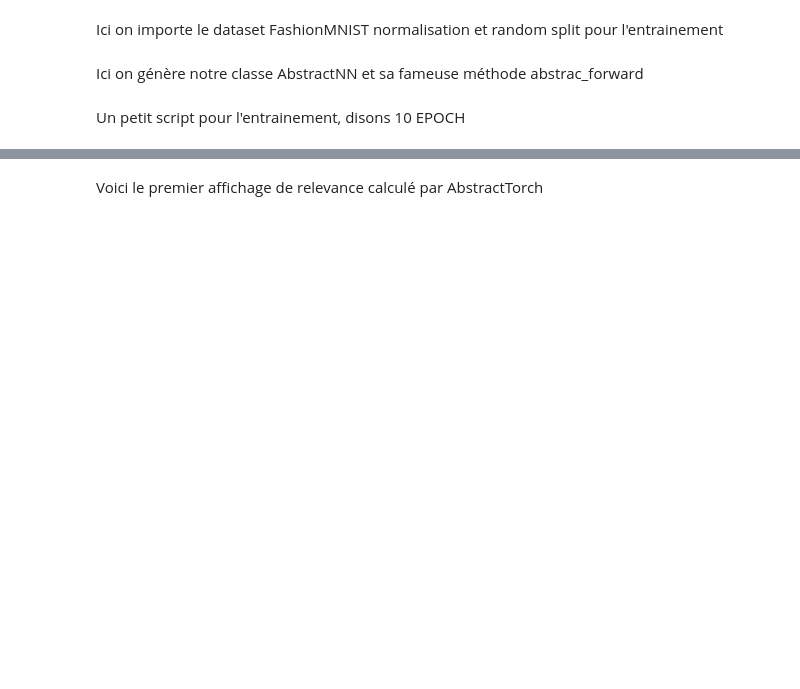
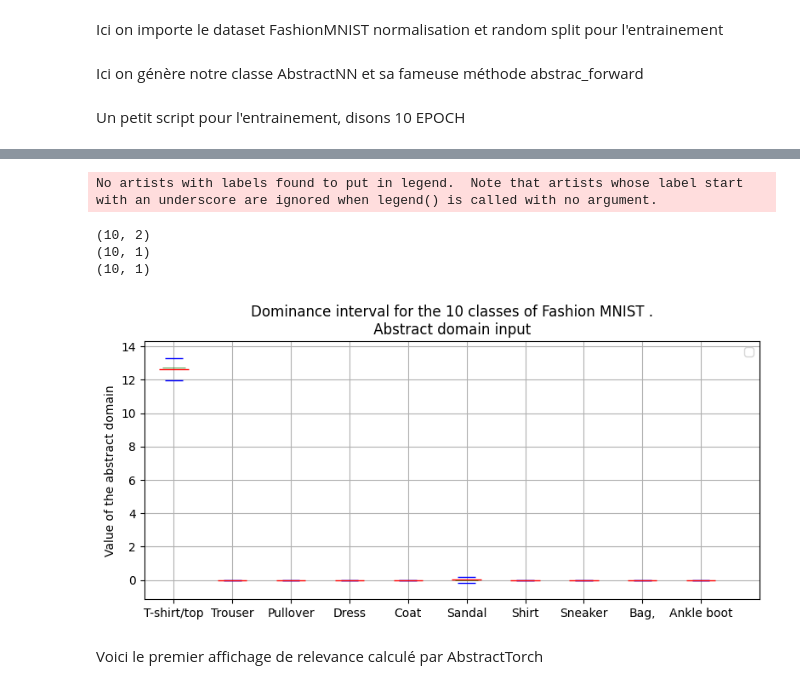
Before and after one commit to guillaume117/AbstractTorch, a Jupyter notebook: notebook/protoV1.ipynb, the cells around one changed output, grey strips where cells are left out. Cells and saved outputs as stored; diff of their text form; code cells hidden in the pictures; blank space fills up the shorter version.

```diff
--- a/notebook/protoV1.ipynb
+++ b/notebook/protoV1.ipynb
@@ -105,6 +108,10 @@ class AbstractNN(nn.Module):
 
     def abstract_forward(self,x,add_symbol=False,device=torch.device("cpu")):
         self.device=device
+        AR.max_symbol = np.inf
+        AM.max_symbol = np.inf
+        AR.recycling = 1
+        AM.recycling =1
 
         x_true = x
         x_true = x_true[0].unsqueeze(0)
@@ -253,34 +328,40 @@ center_Ztp  =  np.expand_dims(np.array(result[0]),axis =1)
 y_true      =  np.expand_dims(np.array(x_true[:])[0],axis =1)
 y_max_minus_y_min =  np.array(x_max-x_min)
 Trash_symbol=  np.array(result[-1])
 
 
 import matplotlib.pyplot as plt
 import numpy as np
 
 
 
 
 x = np.arange(len(y_min))
 D =np.stack((y_min,y_max),axis=1)
 
 print(D.shape)
 print(center_Ztp.shape)
 print(y_true.shape)
 # plot:
 
 fig,ax = plt.subplots(1, 1, figsize=(8,4), tight_layout=True)
 ax.eventplot(D, orientation="vertical", linewidth=1,color='blue',linelengths=0.3)
 ax.eventplot(y_true, orientation="vertical", linewidth=0.50,color='green',linelengths=0.4)
 ax.eventplot(center_Ztp, orientation="vertical", linewidth=1,color='red',linelengths=0.5)
 
-ax.set(xlim=(0, 10),xticks=x,xticklabels=["T-shirt/top","Trouser","Pullover","Dress","Coat","Sandal","Shirt","Sneaker","Bag,","Ankle boot"],
+ax.set(xlim=(-0.5, 10),xticks=x,xticklabels=["T-shirt/top","Trouser","Pullover","Dress","Coat","Sandal","Shirt","Sneaker","Bag,","Ankle boot"],
        ylim=(np.min(D)-1, np.max(D)+1))
 plt.ylabel("Value of the abstract domain")
 plt.title("Dominance interval for the 10 classes of Fashion MNIST .\n Abstract domain input ")
 plt.legend()
 plt.grid()
 plt.show()
+# %% [output]
+No artists with labels found to put in legend.  Note that artists whose label start with an underscore are ignored when legend() is called with no argument.
+(10, 2)
+(10, 1)
+(10, 1)
+[figure, added]
 # %% [markdown]
 Voici le premier affichage de relevance calculé par AbstractTorch
 # %%
```
Also changed, not shown: parts of 17 cells of this notebook, 5 other files.
